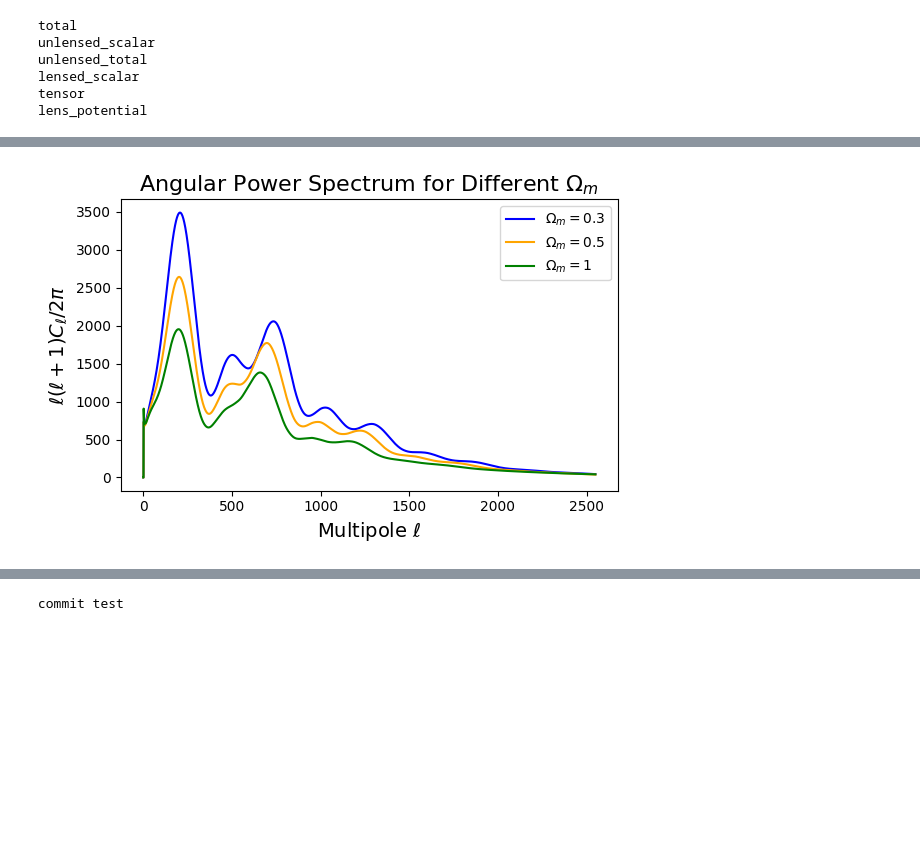
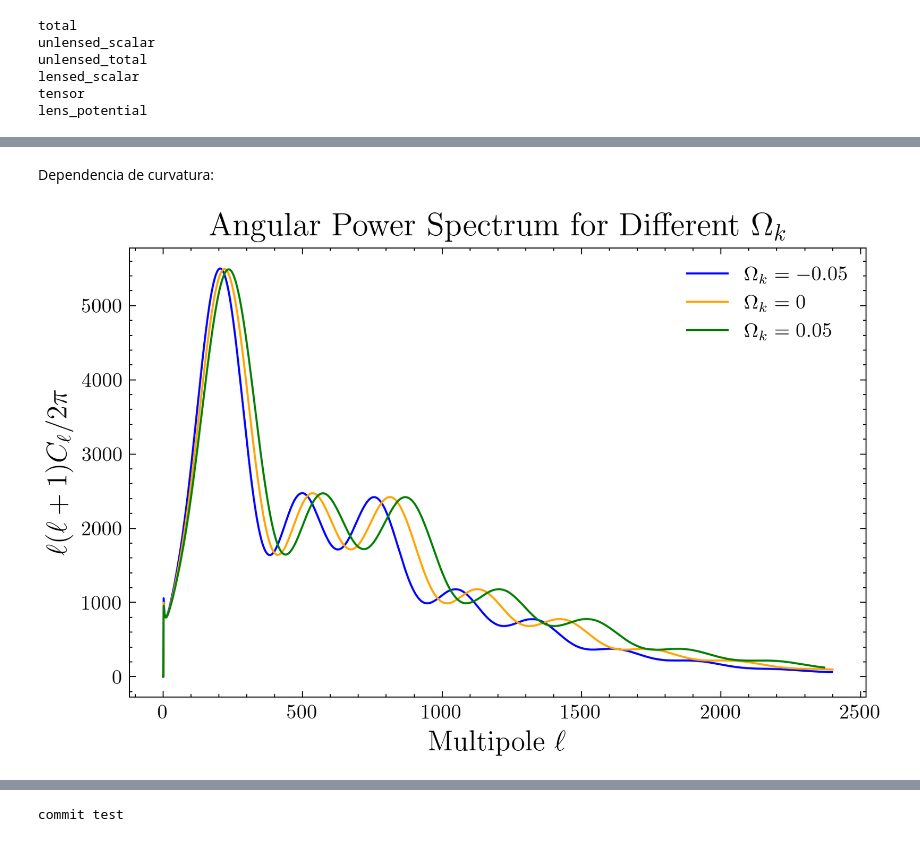
Before and after one commit to julianticucho/Tarea-2-cosmo, a Jupyter notebook: tarea_2_cosmo.ipynb, the cells around one changed output, grey strips where cells are left out. Saved outputs shown, nothing was run; the diff lists cells and outputs as text; code cells hidden in the pictures; blank space fills up the shorter version.

```diff
--- a/tarea_2_cosmo.ipynb
+++ b/tarea_2_cosmo.ipynb
@@ -1,6 +225,11 @@
 # %% [markdown]
 
 **P5.** Using CAMB, compute the matter power spectrum at different redshift. Then, manually set the density of massive neutrinos to zero. Comment on the differences and justify the results.
+# %%
+import scienceplots
+
+plt.style.use(['science', 'bright'])
+plt.rcParams['figure.dpi'] = 300
 # %%
 import camb
 from camb import model, initialpower
@@ -13,12 +242,13 @@ omega_ch2 = 0.120
 omega_bh2 = 0.0224
 ns = 0.965
 tau = 0.054
+redshifts = [0, 0.5, 1, 2]
 
 pars = camb.CAMBparams()
-pars.set_cosmology(H0=H0, ombh2=omega_bh2, omch2=omega_ch2, tau=tau)
+pars.set_cosmology(H0=H0, ombh2=omega_bh2, omch2=omega_ch2, tau=tau, mnu=0.06) #mnu=0.06 (default)
 pars.InitPower.set_params(As=2e-9, ns=ns, r=0)
 pars.set_for_lmax(2500, lens_potential_accuracy=0)
-pars.set_matter_power(redshifts=[0, 0.5, 1, 2], kmax=2.0)
+pars.set_matter_power(redshifts=redshifts, kmax=2.0)
 
 results = camb.get_results(pars)
 # %% [output]
@@ -116,21 +375,24 @@ plt.show()
+# %% [markdown]
+Dependencia de curvatura:
 # %%
-omega_m_variation = [0.3, 0.5, 1]
+omega_k_variation = [-0.05, 0, 0.05]
 colors = ['blue', 'orange', 'green']
 plt.figure(figsize=(6, 4))
 
-for omega_m_new in omega_m_variation:
-    omch2_new = omega_m_new - omega_bh2
-    pars.set_cosmology(H0=H0, ombh2=omega_bh2, omch2=omch2_new, tau=tau)
+for omega_k_new in omega_k_variation:
+    pars = camb.CAMBparams()
+    pars.set_cosmology(H0=H0, ombh2=omega_bh2, omch2=omega_ch2, omk=omega_k_new, tau=tau)
     results = camb.get_results(pars)
     powers = results.get_cmb_power_spectra(pars, CMB_unit="muK")
     cl_TT = powers['total'][:, 0]
-    plt.plot(ell, cl_TT, label=f'$\Omega_m = {omega_m_new}$', color=colors.pop(0))
+    ell = np.arange(powers['total'].shape[0])
+    plt.plot(ell, cl_TT, label=f'$\Omega_k = {omega_k_new}$', color=colors.pop(0))
 
 plt.xlabel(r'Multipole $\ell$', fontsize=14)
 plt.ylabel(r'$\ell(\ell+1)C_\ell / 2\pi$', fontsize=14)
-plt.title('Angular Power Spectrum for Different $\Omega_m$', fontsize=16)
+plt.title('Angular Power Spectrum for Different $\Omega_k$', fontsize=16)
 plt.legend()
 plt.tight_layout()
 plt.show()
 # %% [output]
-[figure, old version]
+[figure, new version]
```
Also changed, not shown: parts of 21 cells of this notebook.
